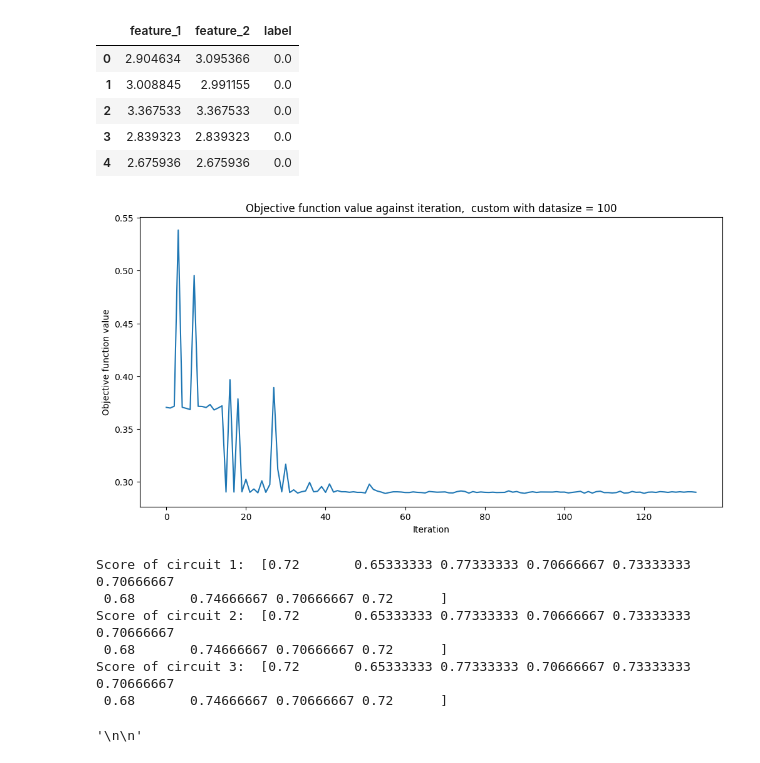
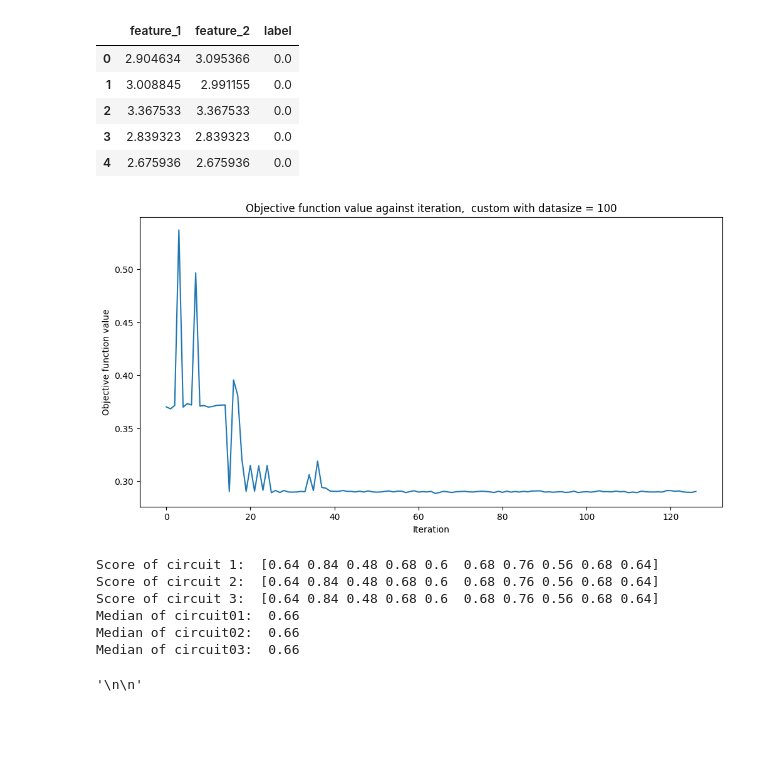
Before and after one commit to CoffeAddiict/QI_Project, a Jupyter notebook: custom_100.ipynb, the cells around one changed output. Saved outputs shown, nothing was run; the diff lists cells and outputs as text; code cells hidden in the pictures; blank space fills up the shorter version.

```diff
--- a/custom_100.ipynb
+++ b/custom_100.ipynb
@@ -155,7 +156,7 @@ cirtui2_score = []
 cirtui3_score = []
 
 
-for x in range(10):
+for x in tqdm(range(10)):
 
     # ======== setup data ========
 
@@ -187,7 +188,7 @@ for x in range(10):
 
     plt.rcParams["figure.figsize"] = (6, 3)
 
-    cirtui1_score = np.append(cirtui1_score, circuit1_classifier.score(features, labels))
+    cirtui1_score = np.append(cirtui1_score, circuit1_classifier.score(features_test, labels_test))
 
     # ======== circuit 2 ========
 
@@ -207,50 +208,56 @@ for x in range(10):
 
     circuit2_classifier.fit(features, labels)
 
     plt.rcParams["figure.figsize"] = (6, 3)
 
-    cirtui2_score = np.append(cirtui2_score, circuit2_classifier.score(features, labels))
+    cirtui2_score = np.append(cirtui2_score, circuit2_classifier.score(features_test, labels_test))
 
     # ======== circuit 3 ========
 
     circuit3_qnn = CircuitQNN(circuit=circuit03,
                          input_params=circuit03.parameters[0:2],
                          weight_params=circuit03.parameters[2:],
                          interpret=parity,
                          output_shape=output_shape,
                          quantum_instance=quantum_instance)
 
     circuit3_classifier= NeuralNetworkClassifier(neural_network=circuit3_qnn,
                             optimizer=COBYLA(),
                             callback=callback_graph)
 
     objective_func_vals = []
     plt.rcParams["figure.figsize"] = (12, 6)
 
     circuit3_classifier.fit(features, labels)
 
     plt.rcParams["figure.figsize"] = (6, 3)
 
-    cirtui3_score = np.append(cirtui3_score, circuit3_classifier.score(features, labels))
+    cirtui3_score = np.append(cirtui3_score, circuit3_classifier.score(features_test, labels_test))
 print('Score of circuit 1: ',cirtui1_score)
 print('Score of circuit 2: ',cirtui2_score)
 print('Score of circuit 3: ',cirtui3_score)
+
+import statistics
+print("Median of circuit01: ", str(statistics.median(cirtui1_score)))
+print("Median of circuit02: ", str(statistics.median(cirtui2_score)))
+print("Median of circuit03: ", str(statistics.median(cirtui3_score)))
 # %% [output]
-[figure, old version]
+[figure, new version]
-Score of circuit 1:  [0.72       0.65333333 0.77333333 0.70666667 0.73333333 0.70666667
- 0.68       0.74666667 0.70666667 0.72      ]
-Score of circuit 2:  [0.72       0.65333333 0.77333333 0.70666667 0.73333333 0.70666667
- 0.68       0.74666667 0.70666667 0.72      ]
-Score of circuit 3:  [0.72       0.65333333 0.77333333 0.70666667 0.73333333 0.70666667
- 0.68       0.74666667 0.70666667 0.72      ]
+Score of circuit 1:  [0.64 0.84 0.48 0.68 0.6  0.68 0.76 0.56 0.68 0.64]
+Score of circuit 2:  [0.64 0.84 0.48 0.68 0.6  0.68 0.76 0.56 0.68 0.64]
+Score of circuit 3:  [0.64 0.84 0.48 0.68 0.6  0.68 0.76 0.56 0.68 0.64]
+Median of circuit01:  0.66
+Median of circuit02:  0.66
+Median of circuit03:  0.66
-# %%
-"""
-Score of circuit 1:  [0.72       0.65333333 0.77333333 0.70666667 0.73333333 0.70666667
- 0.68       0.74666667 0.70666667 0.72      ]
-Score of circuit 2:  [0.72       0.65333333 0.77333333 0.70666667 0.73333333 0.70666667
- 0.68       0.74666667 0.70666667 0.72      ]
-Score of circuit 3:  [0.72       0.65333333 0.77333333 0.70666667 0.73333333 0.70666667
- 0.68       0.74666667 0.70666667 0.72      ]
-"""
-# %% [output]
-'\n\n'
+# %%
+"""
+100%|██████████| 10/10 [22:06<00:00, 132.62s/it]
+Score of circuit 1:  [0.64 0.84 0.48 0.68 0.6  0.68 0.76 0.56 0.68 0.64]
+Score of circuit 2:  [0.64 0.84 0.48 0.68 0.6  0.68 0.76 0.56 0.68 0.64]
+Score of circuit 3:  [0.64 0.84 0.48 0.68 0.6  0.68 0.76 0.56 0.68 0.64]
+Median of circuit01:  0.66
+Median of circuit02:  0.66
+Median of circuit03:  0.66
+"""
+# %% [output]
+'\n\n'
```
Also changed, not shown: parts of 2 cells of this notebook, 1 other file.
